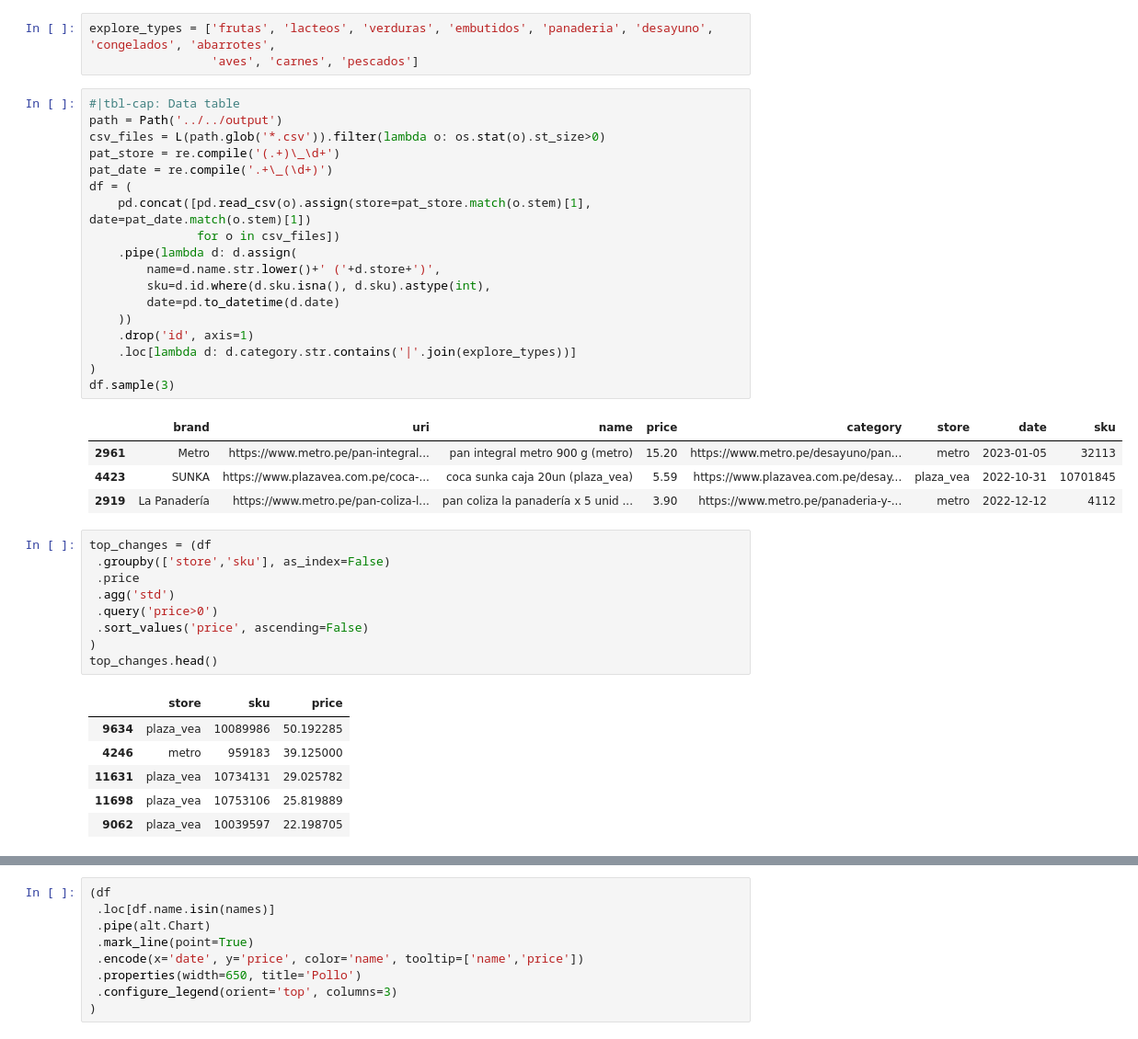
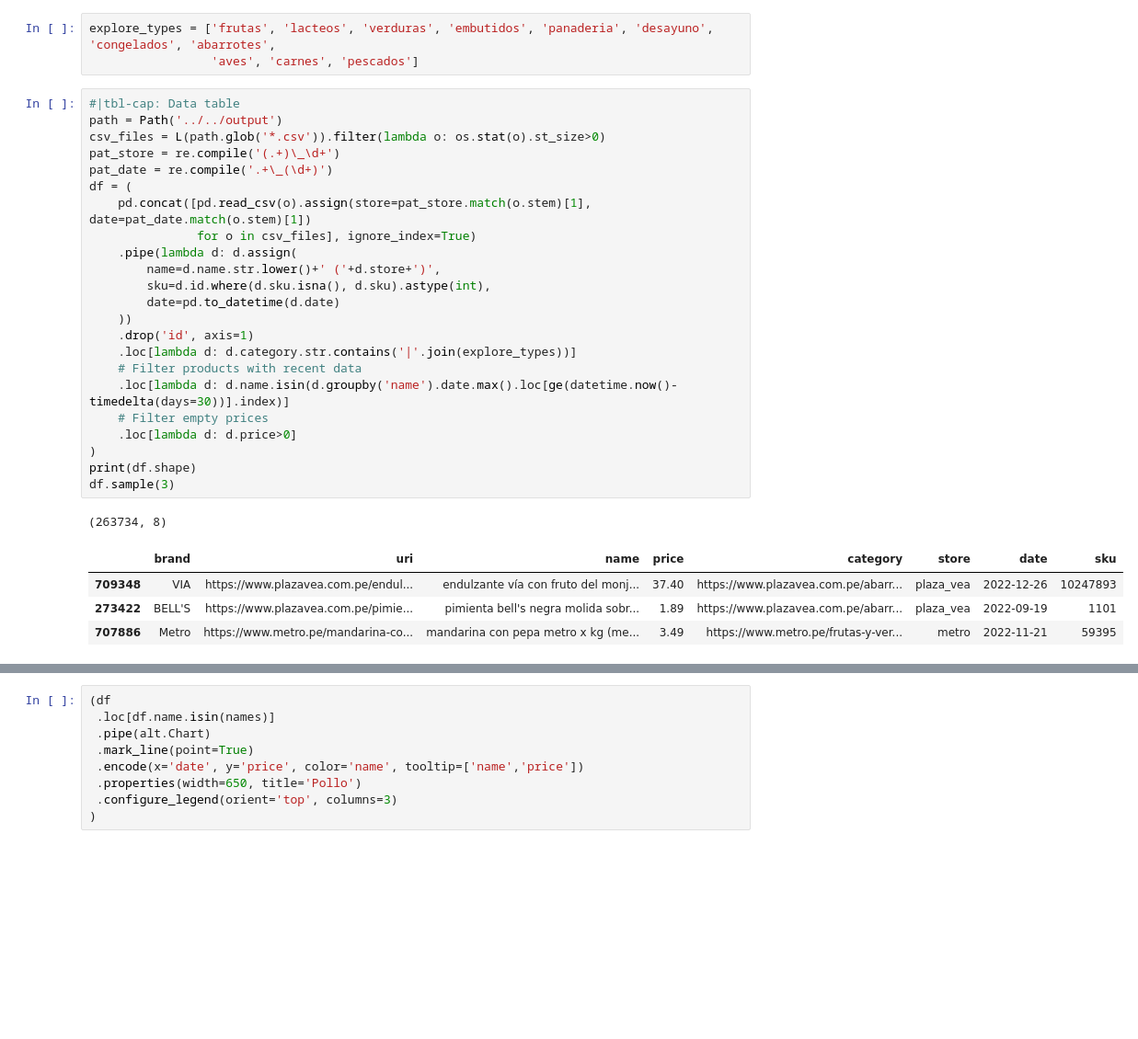
Before and after one commit to renato145/peru-prices, a Jupyter notebook: quarto_site/nbs/30092022_explore-data.ipynb, the cells around one changed output, grey strips where cells are left out. Shown at 92% size. Cells and saved outputs as stored; diff of their text form; blank space fills up the shorter version.

```diff
--- a/quarto_site/nbs/30092022_explore-data.ipynb
+++ b/quarto_site/nbs/30092022_explore-data.ipynb
@@ -24,39 +24,29 @@ explore_types = ['frutas', 'lacteos', 'verduras', 'embutidos', 'panaderia', 'des
 # %%
 #|tbl-cap: Data table
 path = Path('../../output')
 csv_files = L(path.glob('*.csv')).filter(lambda o: os.stat(o).st_size>0)
 pat_store = re.compile('(.+)\_\d+')
 pat_date = re.compile('.+\_(\d+)')
 df = (
     pd.concat([pd.read_csv(o).assign(store=pat_store.match(o.stem)[1], date=pat_date.match(o.stem)[1])
-               for o in csv_files])
+               for o in csv_files], ignore_index=True)
     .pipe(lambda d: d.assign(
         name=d.name.str.lower()+' ('+d.store+')',
         sku=d.id.where(d.sku.isna(), d.sku).astype(int),
         date=pd.to_datetime(d.date)
     ))
     .drop('id', axis=1)
     .loc[lambda d: d.category.str.contains('|'.join(explore_types))]
+    # Filter products with recent data
+    .loc[lambda d: d.name.isin(d.groupby('name').date.max().loc[ge(datetime.now()-timedelta(days=30))].index)]
+    # Filter empty prices
+    .loc[lambda d: d.price>0]
 )
+print(df.shape)
 df.sample(3)
 # %% [output]
+(263734, 8)
 |  | brand | uri | name | price | category | store | date | sku |
-| 2961 | Metro | https://www.metro.pe/pan-integral... | pan integral metro 900 g (metro) | 15.20 | https://www.metro.pe/desayuno/pan... | metro | 2023-01-05 | 32113 |
-| 4423 | SUNKA | https://www.plazavea.com.pe/coca-... | coca sunka caja 20un (plaza_vea) | 5.59 | https://www.plazavea.com.pe/desay... | plaza_vea | 2022-10-31 | 10701845 |
-| 2919 | La Panadería | https://www.metro.pe/pan-coliza-l... | pan coliza la panadería x 5 unid ... | 3.90 | https://www.metro.pe/panaderia-y-... | metro | 2022-12-12 | 4112 |
+| 709348 | VIA | https://www.plazavea.com.pe/endul... | endulzante vía con fruto del monj... | 37.40 | https://www.plazavea.com.pe/abarr... | plaza_vea | 2022-12-26 | 10247893 |
+| 273422 | BELL'S | https://www.plazavea.com.pe/pimie... | pimienta bell's negra molida sobr... | 1.89 | https://www.plazavea.com.pe/abarr... | plaza_vea | 2022-09-19 | 1101 |
+| 707886 | Metro | https://www.metro.pe/mandarina-co... | mandarina con pepa metro x kg (me... | 3.49 | https://www.metro.pe/frutas-y-ver... | metro | 2022-11-21 | 59395 |
-# %%
-top_changes = (df
- .groupby(['store','sku'], as_index=False)
- .price
- .agg('std')
- .query('price>0')
- .sort_values('price', ascending=False)
-)
-top_changes.head()
-# %% [output]
-|  | store | sku | price |
-| 9634 | plaza_vea | 10089986 | 50.192285 |
-| 4246 | metro | 959183 | 39.125000 |
-| 11631 | plaza_vea | 10734131 | 29.025782 |
-| 11698 | plaza_vea | 10753106 | 25.819889 |
-| 9062 | plaza_vea | 10039597 | 22.198705 |
```
Also changed, not shown: parts of 10 cells of this notebook, 5 other files.
